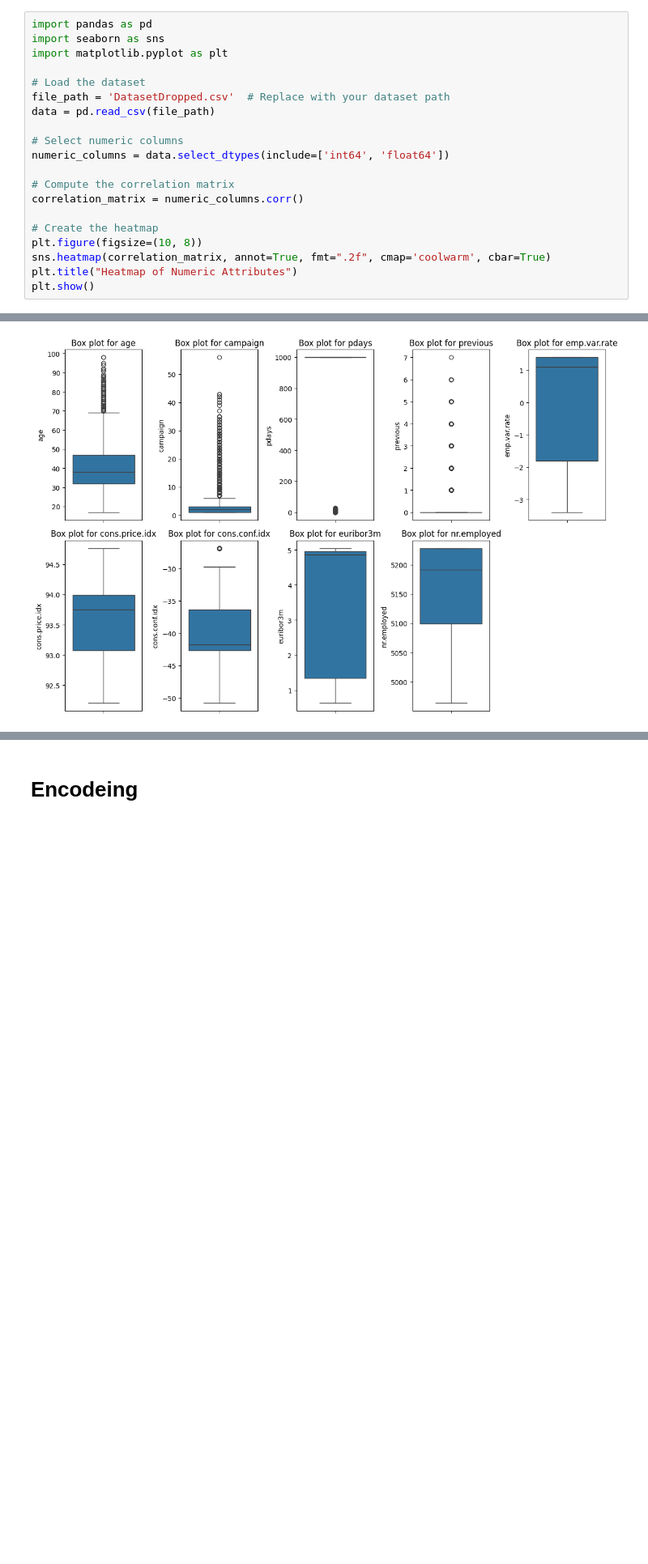
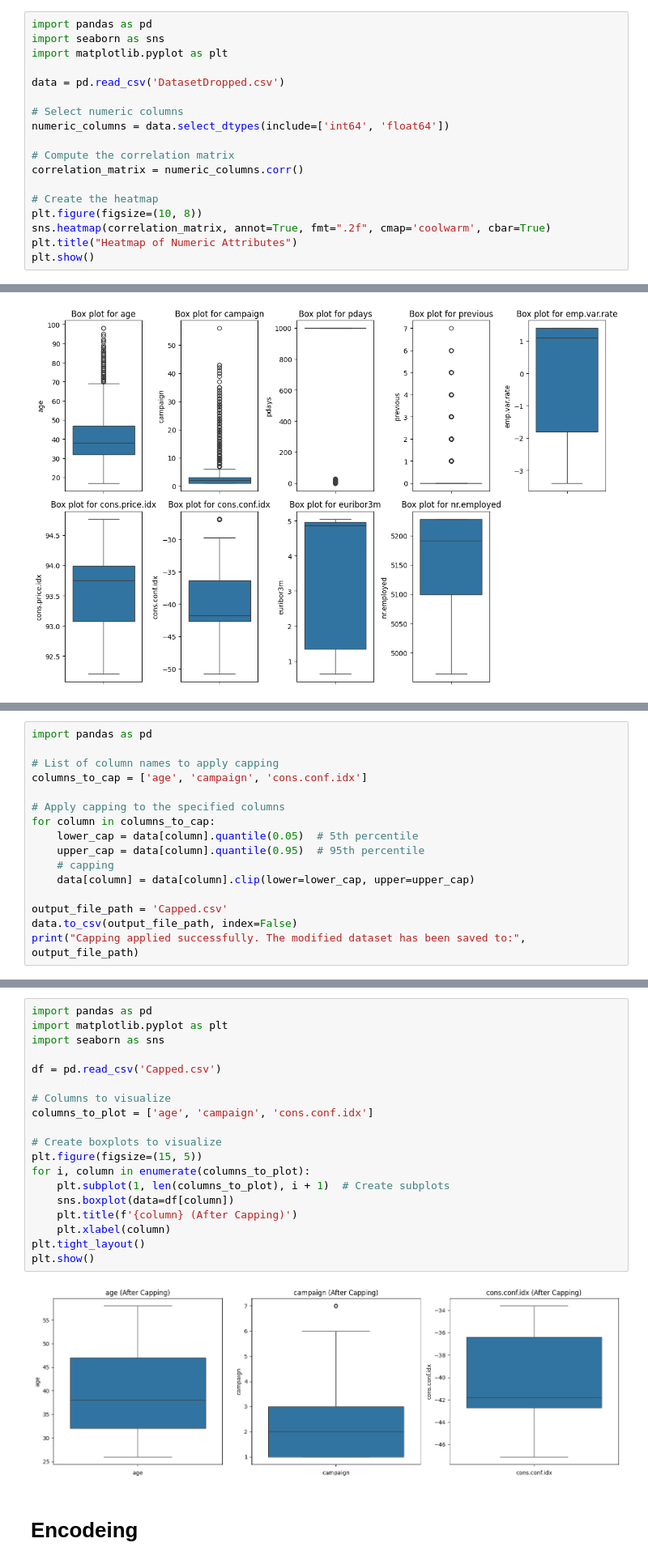
Before and after one commit to Mineth03/Client-Predicting, a Jupyter notebook: Preprocessing/DataPreprocessing.ipynb, the cells around one changed output, grey strips where cells are left out. Shown at 81% size. Drawn from its saved outputs; the diff is of its cells as text; blank space fills up the shorter version.

```diff
--- a/Preprocessing/DataPreprocessing.ipynb
+++ b/Preprocessing/DataPreprocessing.ipynb
@@ -222,9 +220,7 @@ import pandas as pd
 import seaborn as sns
 import matplotlib.pyplot as plt
 
-# Load the dataset
-file_path = 'DatasetDropped.csv'  # Replace with your dataset path
-data = pd.read_csv(file_path)
+data = pd.read_csv('DatasetDropped.csv')
 
 # Select numeric columns
 numeric_columns = data.select_dtypes(include=['int64', 'float64'])
@@ -266,0 +267,16 @@ plt.show()
+# %%
+import pandas as pd
+
+# List of column names to apply capping
+columns_to_cap = ['age', 'campaign', 'cons.conf.idx']
+
+# Apply capping to the specified columns
+for column in columns_to_cap:
+    lower_cap = data[column].quantile(0.05)  # 5th percentile
+    upper_cap = data[column].quantile(0.95)  # 95th percentile
+    # capping
+    data[column] = data[column].clip(lower=lower_cap, upper=upper_cap)
+
+output_file_path = 'Capped.csv'
+data.to_csv(output_file_path, index=False)
+print("Capping applied successfully. The modified dataset has been saved to:", output_file_path)
@@ -267,3 +287,24 @@ plt.show()
+# %%
+import pandas as pd
+import matplotlib.pyplot as plt
+import seaborn as sns
+
+df = pd.read_csv('Capped.csv')
+
+# Columns to visualize
+columns_to_plot = ['age', 'campaign', 'cons.conf.idx']
+
+# Create boxplots to visualize
+plt.figure(figsize=(15, 5))
+for i, column in enumerate(columns_to_plot):
+    plt.subplot(1, len(columns_to_plot), i + 1)  # Create subplots
+    sns.boxplot(data=df[column])
+    plt.title(f'{column} (After Capping)')
+    plt.xlabel(column)
+plt.tight_layout()
+plt.show()
+# %% [output]
+[figure, added]
 # %% [markdown]
 # **Encodeing**
 # %%
```
Also changed, not shown: parts of 8 cells of this notebook.
